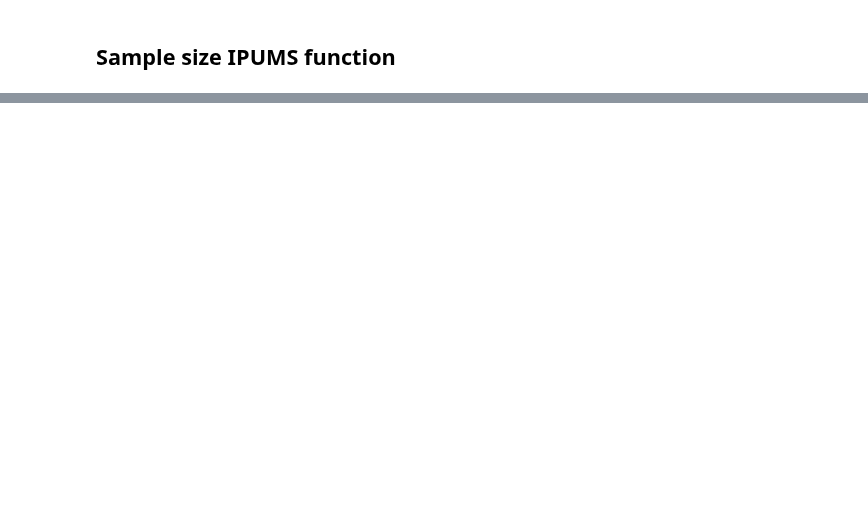
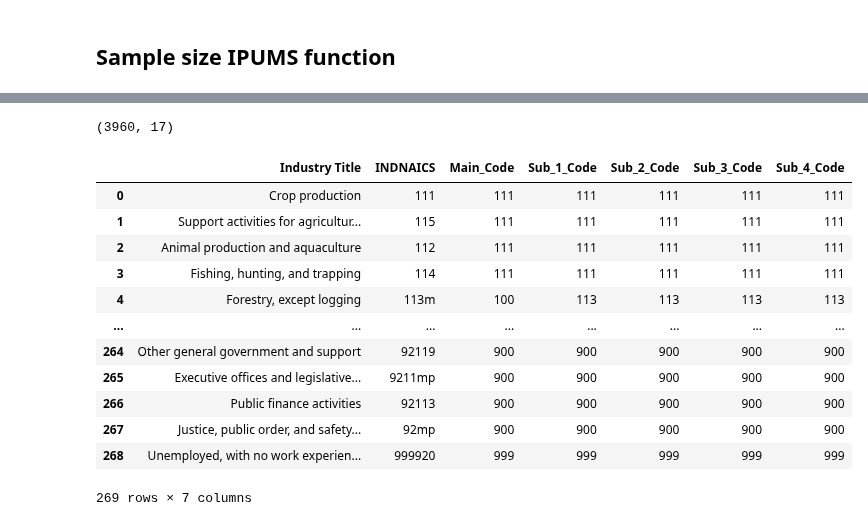
Before and after one commit to cafwd/job_quality_index, a Jupyter notebook: jqi-hierarchy-structure.ipynb, the cells around one changed output, grey strips where cells are left out. Saved outputs shown, nothing was run; the diff lists cells and outputs as text; code cells hidden in the pictures; blank space fills up the shorter version.

```diff
--- a/jqi-hierarchy-structure.ipynb
+++ b/jqi-hierarchy-structure.ipynb
@@ -321,0 +515,23 @@ ca_ipums_filter(ca_ipums_hw, 'San Francisco', '814', 50)
+# %%
+edd.shape
+# %% [output]
+(3960, 17)
+# %%
+cwd = os.getcwd()
+naics = pd.read_csv(f'{cwd}/data/naics_parsed_crosswalk.csv').drop_duplicates(subset='INDNAICS').reset_index().iloc[:,1:]
+# %%
+naics
+# %% [output]
+|  | Industry Title | INDNAICS | Main_Code | Sub_1_Code | Sub_2_Code | Sub_3_Code | Sub_4_Code |
+| 0 | Crop production | 111 | 111 | 111 | 111 | 111 | 111 |
+| 1 | Support activities for agricultur... | 115 | 111 | 111 | 111 | 111 | 111 |
+| 2 | Animal production and aquaculture | 112 | 111 | 111 | 111 | 111 | 111 |
+| 3 | Fishing, hunting, and trapping | 114 | 111 | 111 | 111 | 111 | 111 |
+| 4 | Forestry, except logging | 113m | 100 | 113 | 113 | 113 | 113 |
+| ... | ... | ... | ... | ... | ... | ... | ... |
+| 264 | Other general government and support | 92119 | 900 | 900 | 900 | 900 | 900 |
+| 265 | Executive offices and legislative... | 9211mp | 900 | 900 | 900 | 900 | 900 |
+| 266 | Public finance activities | 92113 | 900 | 900 | 900 | 900 | 900 |
+| 267 | Justice, public order, and safety... | 92mp | 900 | 900 | 900 | 900 | 900 |
+| 268 | Unemployed, with no work experien... | 999920 | 999 | 999 | 999 | 999 | 999 |
+269 rows × 7 columns
```
Also changed, not shown: parts of 61 cells of this notebook.
